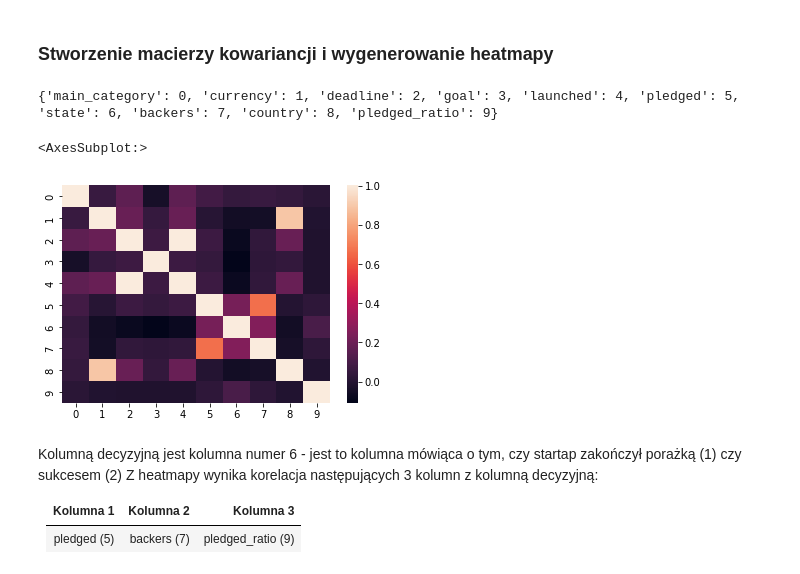
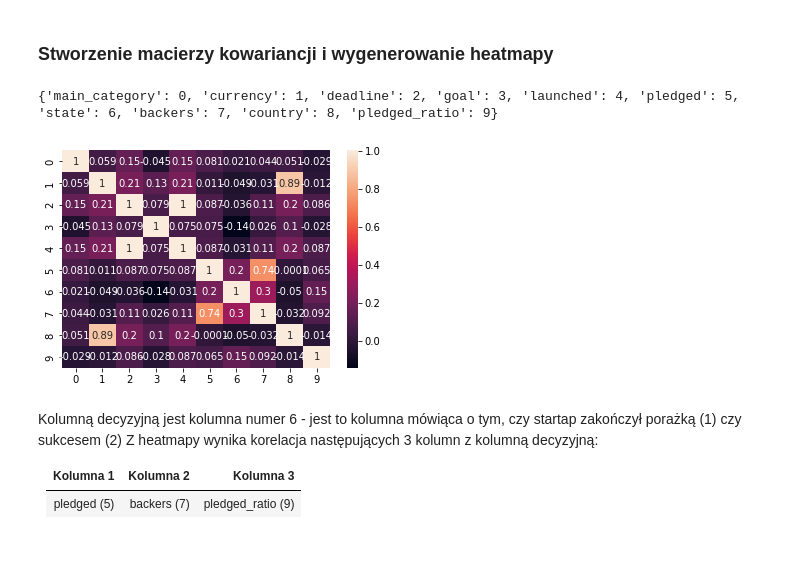
Before and after one commit to emesiarze/startup-data-analysis, a Jupyter notebook: kickstarter-analysis.ipynb, the cells around one changed output. Drawn from its saved outputs; the diff is of its cells as text; code cells hidden in the pictures.

```diff
--- a/kickstarter-analysis.ipynb
+++ b/kickstarter-analysis.ipynb
@@ -157,2 +166,4 @@ Czy istnieją nieprawidłowe wartości w zbiorze danych: False
+# %%
+df_train, df_test = train_test_split(df, test_size=0.3)
 # %% [markdown]
 ## Wybór cech i etykiet
@@ -162,3 +170,5 @@ labels = df[labels_columns]
+# %%
+features = df_train[all_columns]
 # %% [markdown]
 ## Analiza PCA
 
@@ -173,13 +183,12 @@ features_scaled = scaler.fit_transform(features)
 # %%
 covariance_matrix = np.cov(features_scaled.T)
 
 columns_dict = create_label_number_dict(all_columns, True)
 print(columns_dict)
-sns.heatmap(covariance_matrix)
+sns.heatmap(covariance_matrix, annot=True);
 # %% [output]
 {'main_category': 0, 'currency': 1, 'deadline': 2, 'goal': 3, 'launched': 4, 'pledged': 5, 'state': 6, 'backers': 7, 'country': 8, 'pledged_ratio': 9}
-<AxesSubplot:>
-[figure, old version]
+[figure, new version]
 # %% [markdown]
 Kolumną decyzyjną jest kolumna numer 6 - jest to kolumna mówiąca o tym, czy startap zakończył porażką (1) czy sukcesem (2)
 Z heatmapy wynika korelacja następujących 3 kolumn z kolumną decyzyjną:
```
Also changed, not shown: parts of 13 cells of this notebook.
